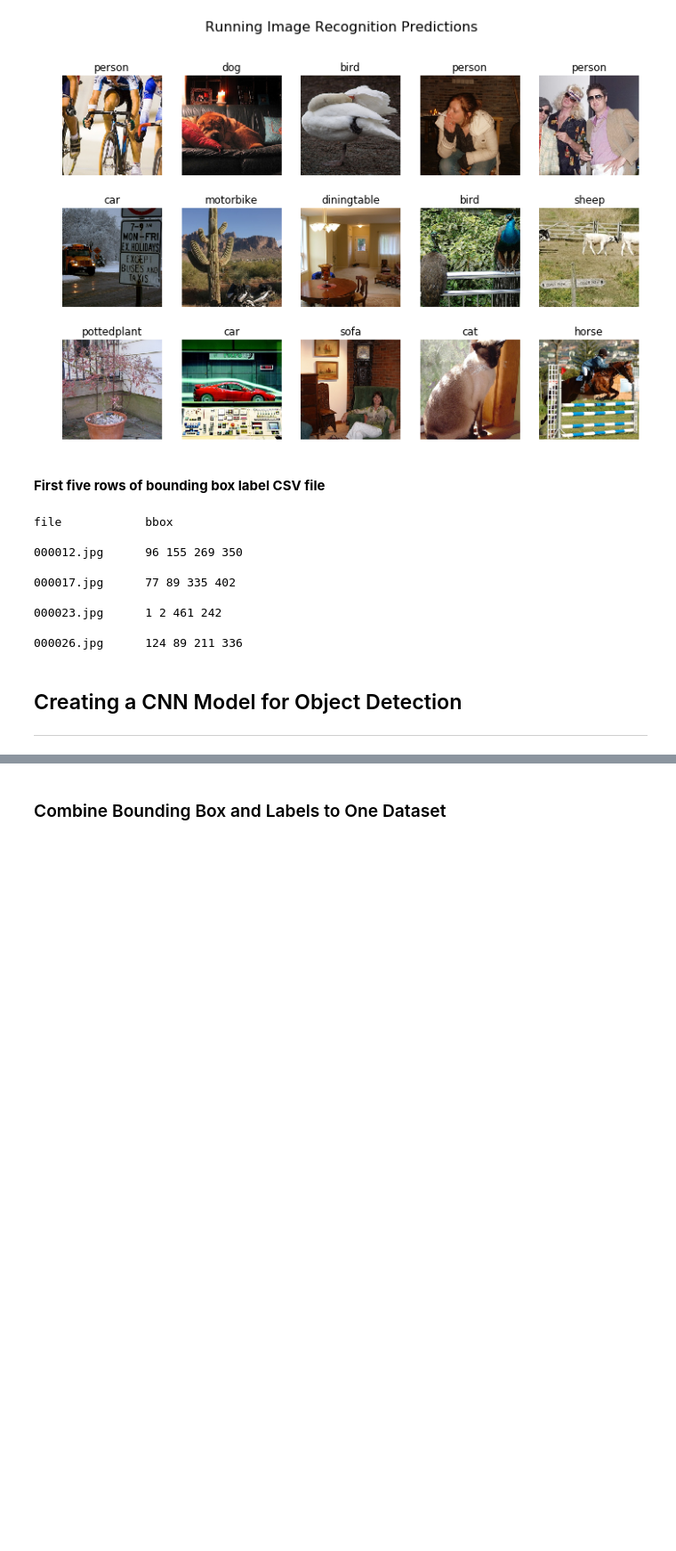
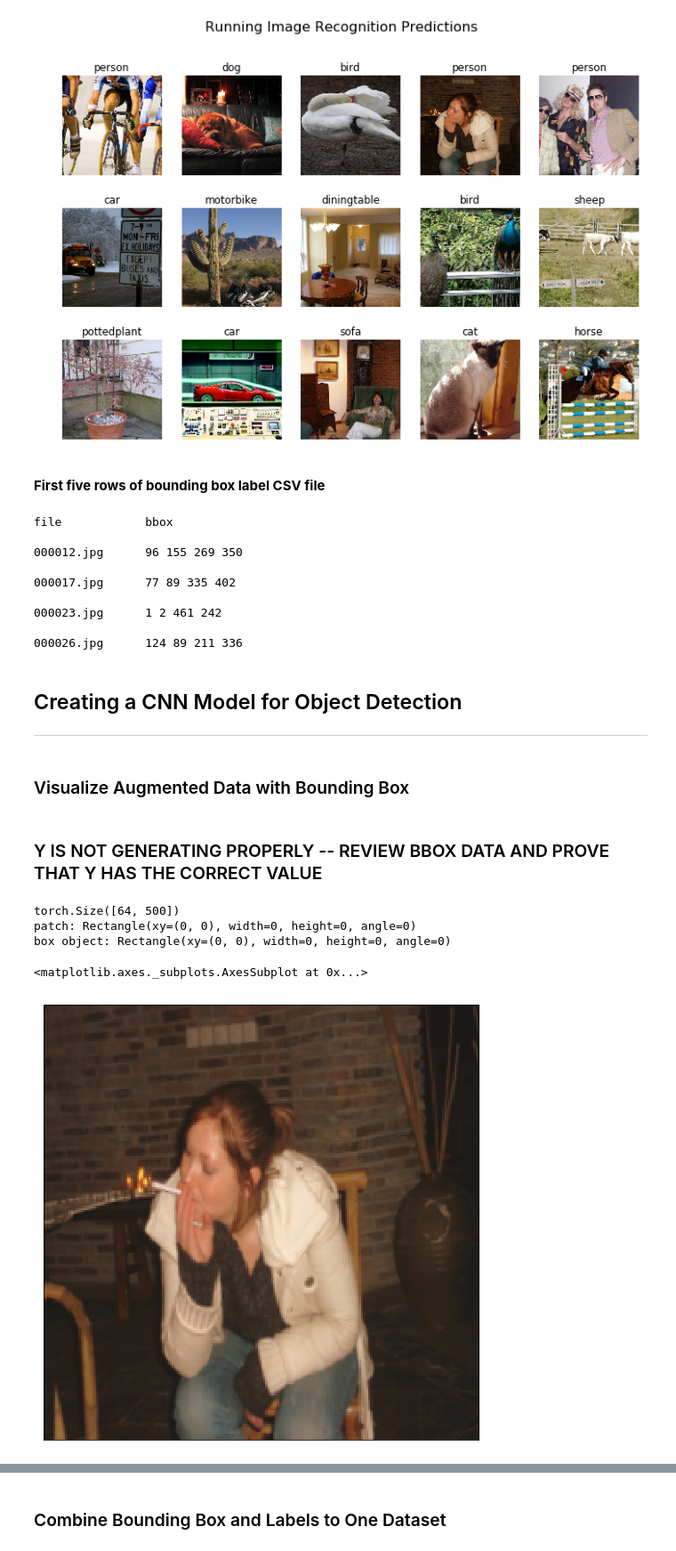
Before and after one commit to JoshZastrow/Object-Detection, a Jupyter notebook: PASCAL-Object-Detection.ipynb, the cells around one changed output, grey strips where cells are left out. Shown at 89% size. Saved outputs shown, nothing was run; the diff lists cells and outputs as text; code cells hidden in the pictures; blank space fills up the shorter version.

```diff
--- a/PASCAL-Object-Detection.ipynb
+++ b/PASCAL-Object-Detection.ipynb
@@ -20,7 +20,11 @@ def printmd(string):
 ## Preparing and Preprocessing Data
 ---
 # %%
-PATH = Path('data/pascal')
+# my cloud Computer has slightly different path than local
+if os.path.isdir('data/pascal/VOCdevkit'):
+    PATH = Path('data/pascal/VOCdevkit')
+else:
+    PATH = Path('data/pascal')
 
 with open(PATH/'pascal_train2007.json', 'r') as f:
     data = json.load(f)
@@ -274,17 +291,17 @@ We'll start by augmenting the image data and transforming the bounding boxes to
 # %%
 size = 224
 batch_size = 64
-JPEGS = 'VOCdevkit/VOC2007/JPEGImages'
+JPEGS = 'VOC2007/JPEGImages'
 
 # y labels are coordinates, make sure transorm adjusts dependent variable (y) as well
 augmenter = [RandomFlip(tfm_y=TfmType.COORD),
              RandomRotate(30, tfm_y=TfmType.COORD),
              RandomLighting(0.1, 0.1, tfm_y=TfmType.COORD)]
 
-transform = tfms_from_model(base_model, size, aug_tfms=augmenter, tfm_y=TfmType.COORD, crop_type=CropType.NO)
+transform = tfms_from_model(resnet34, size, aug_tfms=augmenter, tfm_y=TfmType.COORD, crop_type=CropType.NO)
 
 bbox_data = ImageClassifierData.from_csv(PATH, JPEGS, CSV_BB, tfms=transform, bs=batch_size)
-lbls_data = ImageClassifierData.from_csv(PATH, JPEGS, CSV, tfms=tfms_from_model(base_model, size), bs=batch_size)
+lbls_data = ImageClassifierData.from_csv(PATH, JPEGS, CSV, tfms=tfms_from_model(resnet34, size), bs=batch_size)
 # %%
 x, y = next(iter(lbls_data.trn_dl))
 img  = lbls_data.val_ds.denorm(to_np(x))[0]
@@ -441,3 +453,24 @@ augs = [RandomFlip(),
+# %% [markdown]
+### Visualize Augmented Data with Bounding Box
+# %%
+x, y = next(iter(bbox_data.aug_dl))
+# %% [markdown]
+### Y IS NOT GENERATING PROPERLY -- REVIEW BBOX DATA AND PROVE THAT Y HAS THE CORRECT VALUE
+# %%
+####
+idx = 3
+fig, ax = plt.subplots(1, 1, figsize=(9,9))
+
+img = bbox_data.val_ds.denorm(to_np(x))[idx]
+print(y.shape)
+box = convert_bbox(to_np(y[idx]))
+display_img(img, label=None, bbox=box, ax=ax)
+# %% [output]
+torch.Size([64, 500])
+patch: Rectangle(xy=(0, 0), width=0, height=0, angle=0)
+box object: Rectangle(xy=(0, 0), width=0, height=0, angle=0)
+<matplotlib.axes._subplots.AxesSubplot at 0x...>
+[figure, added]
 # %%
 idx=3
 fig,axes = plt.subplots(3,3, figsize=(9,9))
```
Also changed, not shown: parts of 11 cells of this notebook.
